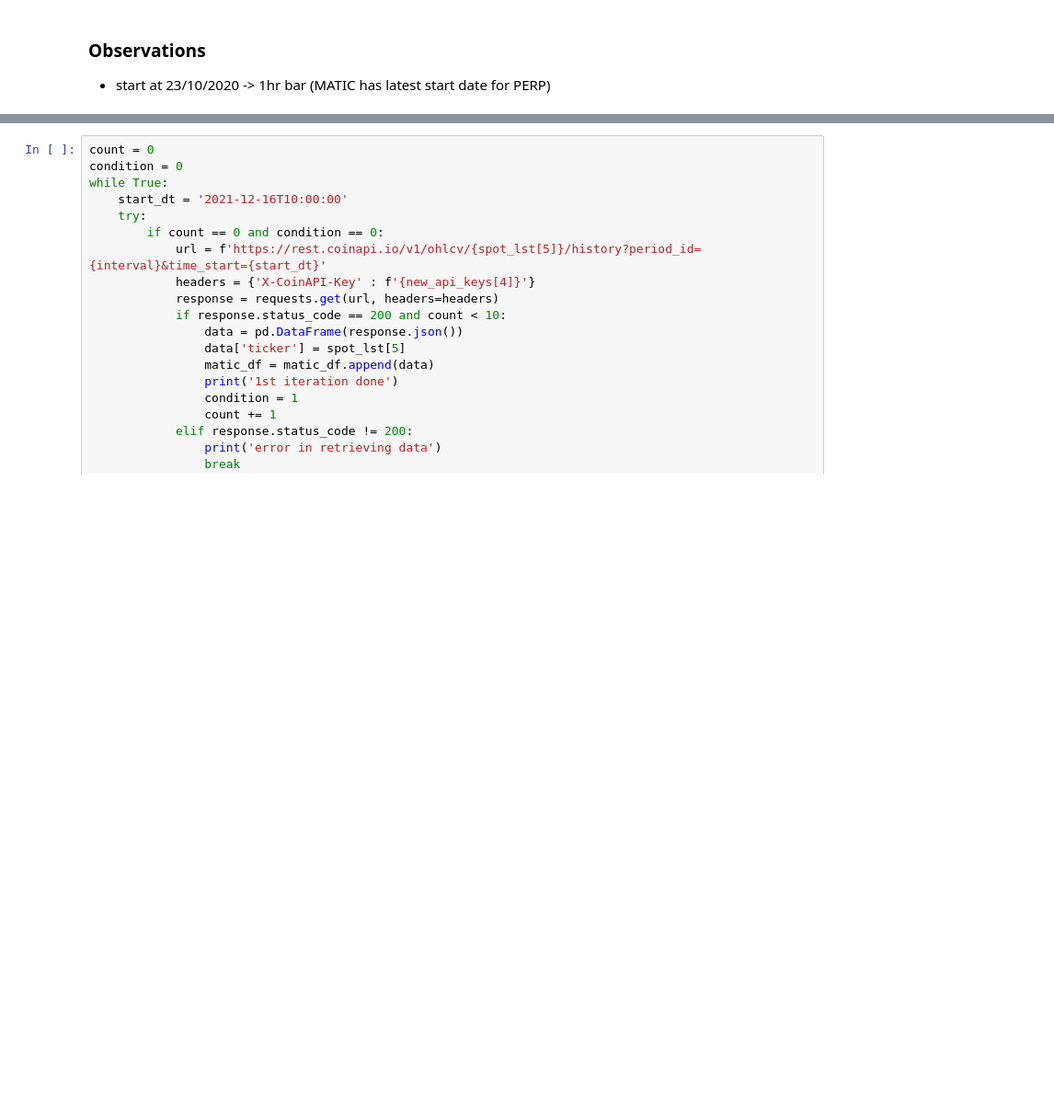
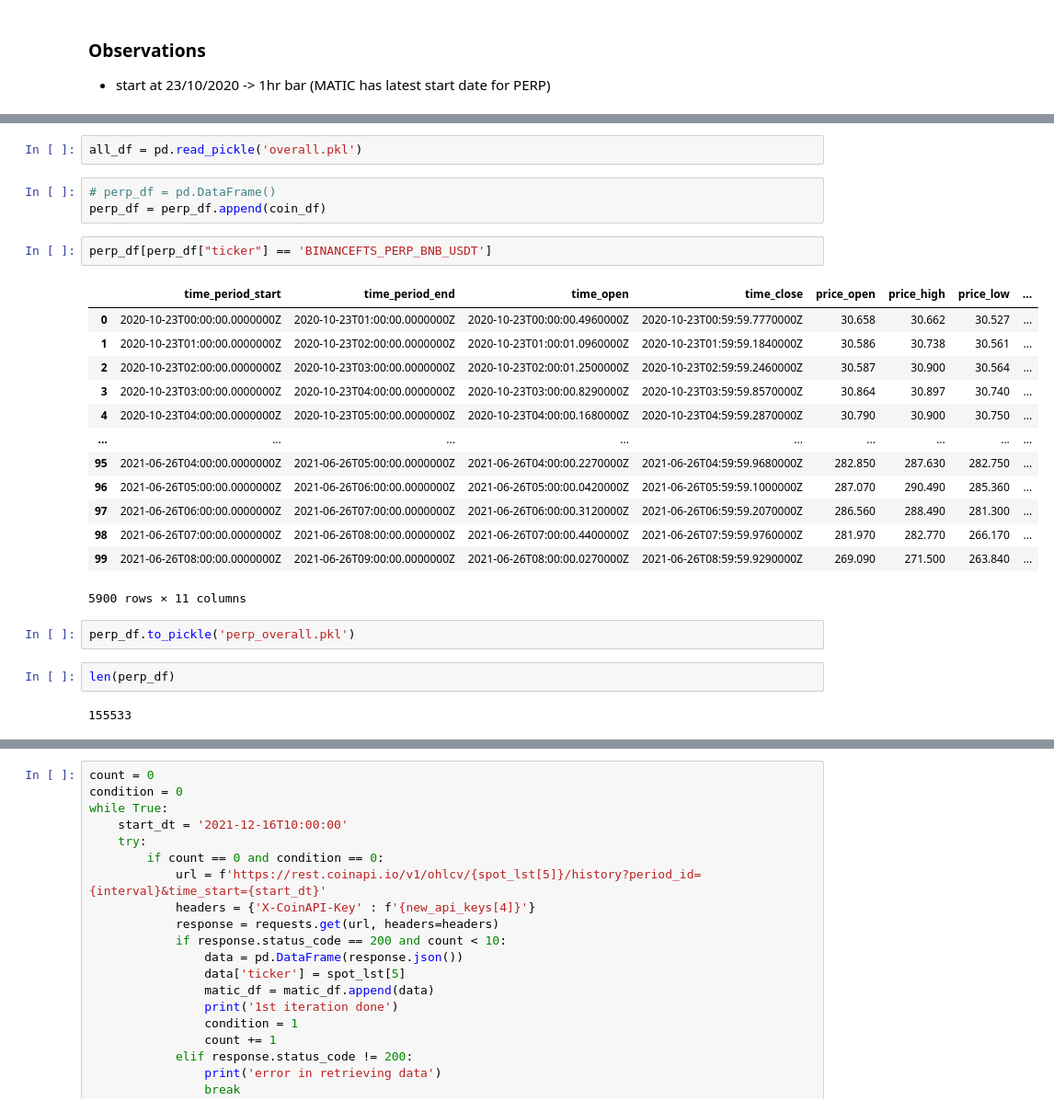
Before and after one commit to regression-gerry/hurst_capstone, a Jupyter notebook: notebooks/research_test.ipynb, the cells around one changed output, grey strips where cells are left out. Shown at 92% size. Saved outputs shown, nothing was run; the diff lists cells and outputs as text; blank space fills up the shorter version.

```diff
--- a/notebooks/research_test.ipynb
+++ b/notebooks/research_test.ipynb
@@ -95,0 +303,27 @@ data
+# %%
+all_df = pd.read_pickle('overall.pkl')
+# %%
+# perp_df = pd.DataFrame()
+perp_df = perp_df.append(coin_df)
+# %%
+perp_df[perp_df["ticker"] == 'BINANCEFTS_PERP_BNB_USDT']
+# %% [output]
+|  | time_period_start | time_period_end | time_open | time_close | price_open | price_high | price_low | ... |
+| 0 | 2020-10-23T00:00:00.0000000Z | 2020-10-23T01:00:00.0000000Z | 2020-10-23T00:00:00.4960000Z | 2020-10-23T00:59:59.7770000Z | 30.658 | 30.662 | 30.527 | ... |
+| 1 | 2020-10-23T01:00:00.0000000Z | 2020-10-23T02:00:00.0000000Z | 2020-10-23T01:00:01.0960000Z | 2020-10-23T01:59:59.1840000Z | 30.586 | 30.738 | 30.561 | ... |
+| 2 | 2020-10-23T02:00:00.0000000Z | 2020-10-23T03:00:00.0000000Z | 2020-10-23T02:00:01.2500000Z | 2020-10-23T02:59:59.2460000Z | 30.587 | 30.900 | 30.564 | ... |
+| 3 | 2020-10-23T03:00:00.0000000Z | 2020-10-23T04:00:00.0000000Z | 2020-10-23T03:00:00.8290000Z | 2020-10-23T03:59:59.8570000Z | 30.864 | 30.897 | 30.740 | ... |
+| 4 | 2020-10-23T04:00:00.0000000Z | 2020-10-23T05:00:00.0000000Z | 2020-10-23T04:00:00.1680000Z | 2020-10-23T04:59:59.2870000Z | 30.790 | 30.900 | 30.750 | ... |
+| ... | ... | ... | ... | ... | ... | ... | ... | ... |
+| 95 | 2021-06-26T04:00:00.0000000Z | 2021-06-26T05:00:00.0000000Z | 2021-06-26T04:00:00.2270000Z | 2021-06-26T04:59:59.9680000Z | 282.850 | 287.630 | 282.750 | ... |
+| 96 | 2021-06-26T05:00:00.0000000Z | 2021-06-26T06:00:00.0000000Z | 2021-06-26T05:00:00.0420000Z | 2021-06-26T05:59:59.1000000Z | 287.070 | 290.490 | 285.360 | ... |
+| 97 | 2021-06-26T06:00:00.0000000Z | 2021-06-26T07:00:00.0000000Z | 2021-06-26T06:00:00.3120000Z | 2021-06-26T06:59:59.2070000Z | 286.560 | 288.490 | 281.300 | ... |
+| 98 | 2021-06-26T07:00:00.0000000Z | 2021-06-26T08:00:00.0000000Z | 2021-06-26T07:00:00.4400000Z | 2021-06-26T07:59:59.9760000Z | 281.970 | 282.770 | 266.170 | ... |
+| 99 | 2021-06-26T08:00:00.0000000Z | 2021-06-26T09:00:00.0000000Z | 2021-06-26T08:00:00.0270000Z | 2021-06-26T08:59:59.9290000Z | 269.090 | 271.500 | 263.840 | ... |
+5900 rows × 11 columns
+# %%
+perp_df.to_pickle('perp_overall.pkl')
+# %%
+len(perp_df)
+# %% [output]
+155533
```
Also changed, not shown: parts of 30 cells of this notebook, 43 other files.
